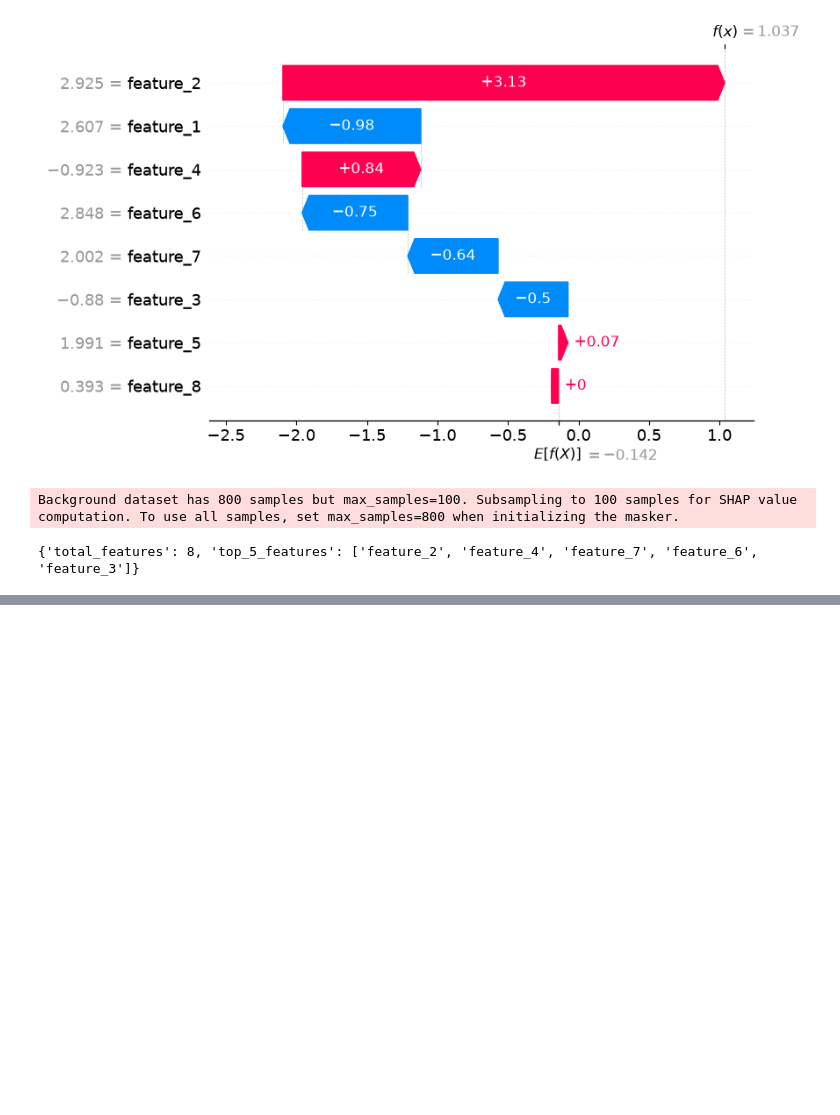
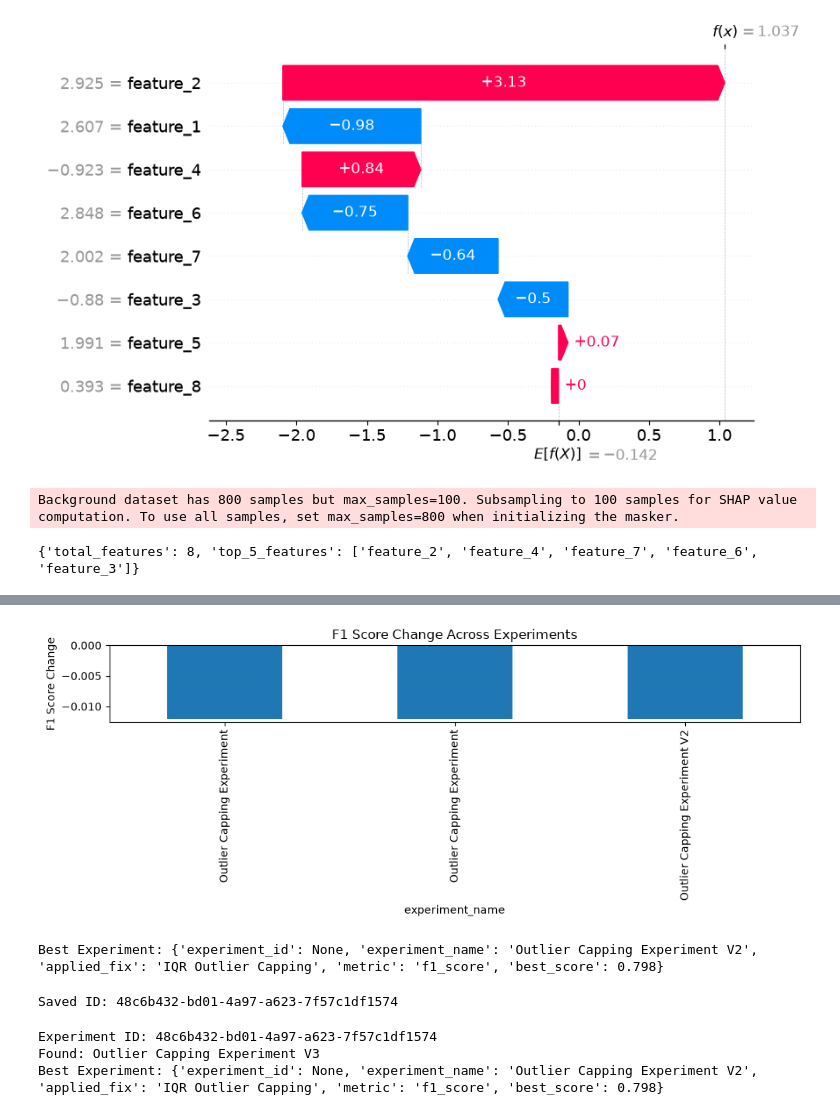
Before and after one commit to Anushka7237/ModelLens, a Jupyter notebook: notebooks/modelens_v1.ipynb, the cells around one changed output, grey strips where cells are left out. Cells and saved outputs as stored; diff of their text form; code cells hidden in the pictures; blank space fills up the shorter version.

```diff
--- a/notebooks/modelens_v1.ipynb
+++ b/notebooks/modelens_v1.ipynb
@@ -1456,0 +1703,76 @@ print(shap_summary)
+# %%
+history_df.plot(
+    x="experiment_name",
+    y="f1_change",
+    kind="bar",
+    figsize=(10, 4),
+    title="F1 Score Change Across Experiments",
+    legend=False
+)
+
+plt.axhline(y=0, linestyle="--")
+plt.ylabel("F1 Score Change")
+plt.tight_layout()
+plt.show()
+# %% [output]
+[figure, added]
+# %%
+import importlib
+import src.experiment_tracker
+
+importlib.reload(src.experiment_tracker)
+
+from src.experiment_tracker import (
+    save_experiment,
+    load_experiments,
+    get_best_experiment,
+    get_experiment_by_id
+)
+
+best = get_best_experiment(metric="f1_score")
+
+print("Best Experiment:", best)
+# %% [output]
+Best Experiment: {'experiment_id': None, 'experiment_name': 'Outlier Capping Experiment V2', 'applied_fix': 'IQR Outlier Capping', 'metric': 'f1_score', 'best_score': 0.798}
+# %%
+import importlib
+import src.experiment_tracker
+
+importlib.reload(src.experiment_tracker)
+
+from src.experiment_tracker import (
+    save_experiment,
+    load_experiments,
+    get_best_experiment,
+    get_experiment_by_id
+)
+
+saved_experiment = save_experiment(
+    experiment_name="Outlier Capping Experiment V3",
+    applied_fix="IQR Outlier Capping",
+    baseline_metrics=baseline_metrics_new,
+    fixed_model_metrics=fixed_metrics_new,
+    performance_comparison=comparison_new,
+    explainability_summary=explainability_summary,
+    diagnostic_summary=diagnostic_summary
+)
+
+print("Saved ID:", saved_experiment["experiment_id"])
+# %% [output]
+Saved ID: 48c6b432-bd01-4a97-a623-7f57c1df1574
+# %%
+experiments = load_experiments()
+
+latest = experiments[-1]
+
+found = get_experiment_by_id(latest["experiment_id"])
+
+print("Experiment ID:", latest["experiment_id"])
+print("Found:", found["experiment_name"])
+
+best = get_best_experiment("f1_score")
+print("Best Experiment:", best)
+# %% [output]
+Experiment ID: 48c6b432-bd01-4a97-a623-7f57c1df1574
+Found: Outlier Capping Experiment V3
+Best Experiment: {'experiment_id': None, 'experiment_name': 'Outlier Capping Experiment V2', 'applied_fix': 'IQR Outlier Capping', 'metric': 'f1_score', 'best_score': 0.798}
```
Also changed, not shown: parts of 48 cells of this notebook, 17 other files.
